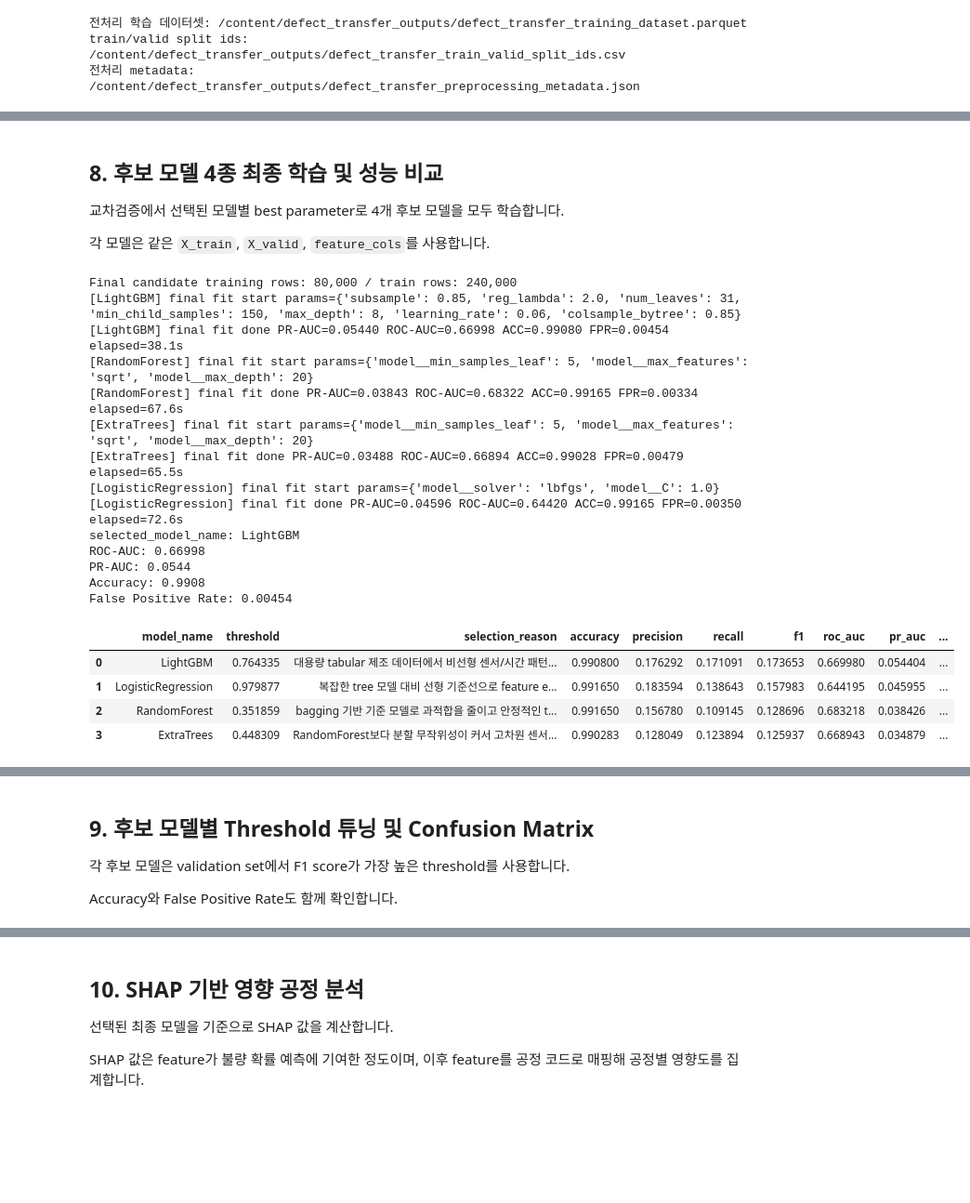
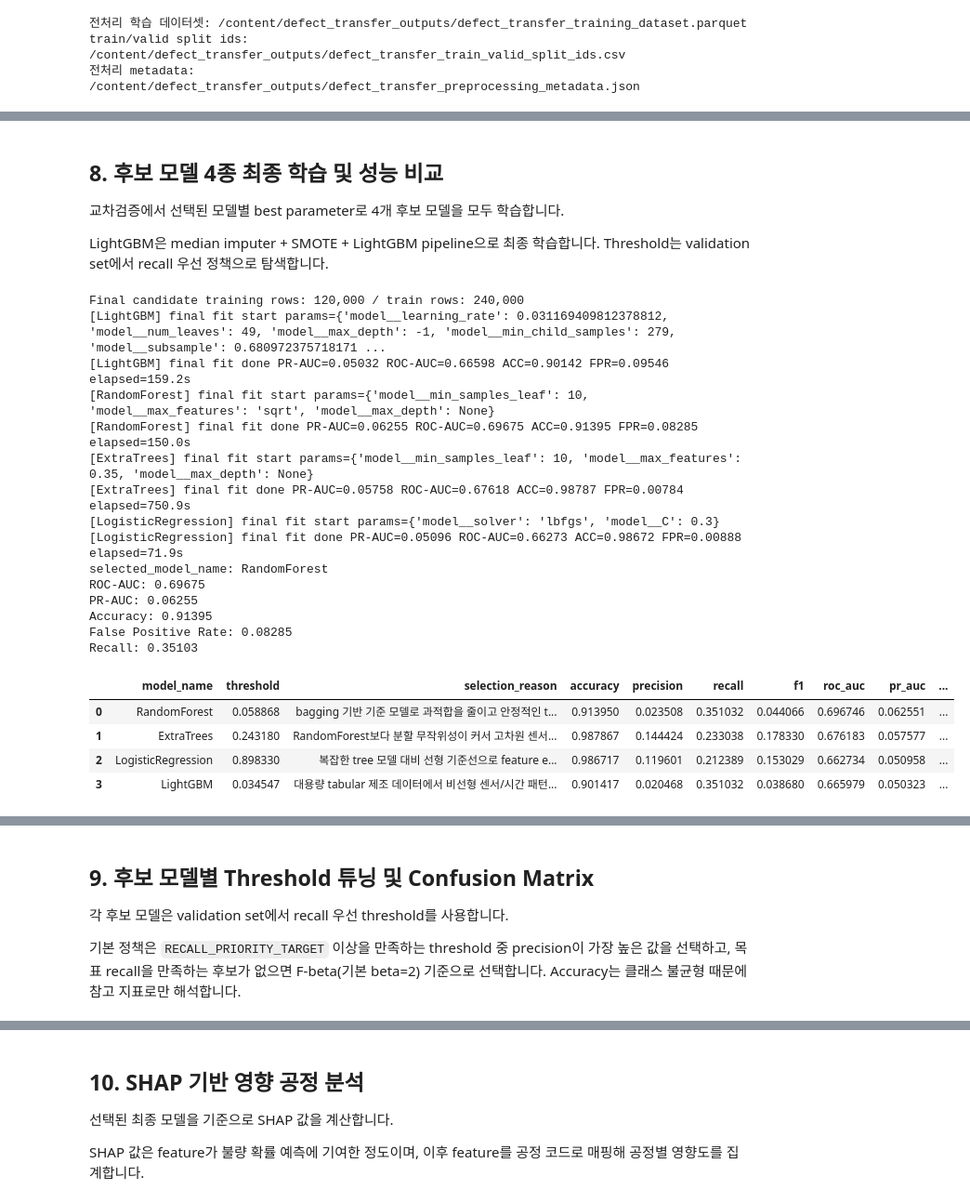
Before and after one commit to SK-Rookies-AIMS/ai-service, a Jupyter notebook: app/ml/training/defect_transfer_prediction_model.ipynb, the cells around one changed output, grey strips where cells are left out. Shown at 93% size. Drawn from its saved outputs; the diff is of its cells as text; code cells hidden in the pictures; blank space fills up the shorter version.

```diff
--- a/app/ml/training/defect_transfer_prediction_model.ipynb
+++ b/app/ml/training/defect_transfer_prediction_model.ipynb
@@ -258,7 +330,7 @@ if USE_CATEGORICAL:
         max_features=MAX_CATEGORICAL_FEATURES,
         profile_rows=CATEGORICAL_PROFILE_ROWS,
     )
-    categorical_df = pd.read_csv(CATEGORICAL_PATH, usecols=categorical_cols, nrows=MAX_ROWS)
+    categorical_df = read_csv_stable(CATEGORICAL_PATH, usecols=categorical_cols, nrows=MAX_ROWS)
 else:
     categorical_df = None
 
@@ -429,10 +504,9 @@ auxiliary_models = {}
 def load_thermal_side(data_path: Path, label_path: Path, side: str) -> pd.DataFrame | None:
     if not data_path.exists() or not label_path.exists():
         return None
-    data = pd.read_csv(data_path)
+    data = read_csv_stable(data_path)
     data.columns = [f"t{i+1}" for i in range(data.shape[1])]
-    with open(label_path, "r", encoding="utf-8") as f:
-        labels = json.load(f)
+    labels = read_json_stable(label_path)
     data = data.apply(pd.to_numeric, errors="coerce")
     out = pd.DataFrame({
         "thermal_side": side,
@@ -1002,7 +1258,7 @@ CV best model: ExtraTrees {'model__min_samples_leaf': 5, 'model__max_features':
 
 교차검증에서 선택된 모델별 best parameter로 4개 후보 모델을 모두 학습합니다.
 
-각 모델은 같은 `X_train`, `X_valid`, `feature_cols`를 사용합니다.
+LightGBM은 median imputer + SMOTE + LightGBM pipeline으로 최종 학습합니다. Threshold는 validation set에서 recall 우선 정책으로 탐색합니다.
 # %%
 trained_models = {}
 model_valid_probabilities = {}
@@ -1060,7 +1316,7 @@ for model_name, config in candidate_configs.items():
     )
 
 model_comparison = pd.DataFrame(model_eval_rows).sort_values(
-    ["pr_auc", "roc_auc", "f1", "accuracy"],
+    ["pr_auc", "recall", "f1", "roc_auc", "accuracy"],
     ascending=False,
 ).reset_index(drop=True)
 
@@ -1088,6 +1344,7 @@ if RETRAIN_SELECTED_MODEL_ON_FULL_DATA and len(X_final_train) < len(X_train):
     full_metrics = compute_binary_metrics(y_valid, valid_proba, best_threshold)
     model_comparison.loc[model_comparison["model_name"].eq(selected_model_name), list(full_metrics.keys())] = list(full_metrics.values())
     model_comparison.loc[model_comparison["model_name"].eq(selected_model_name), "threshold"] = best_threshold
+    model_thresholds[selected_model_name] = best_threshold
     model_confusion_matrices[selected_model_name] = cm
     print(f"[{selected_model_name}] full-data refit done elapsed={(datetime.now() - refit_started_at).total_seconds():.1f}s")
 
@@ -1103,7 +1360,7 @@ best_pr_auc = float(model_comparison[model_comparison["model_name"].eq(selected_
 performance_improvement = best_pr_auc - baseline_pr_auc if not np.isnan(baseline_pr_auc) else 0.0
 
 ai_management_summary = {
-    "모델_선정_근거": f"{selected_model_name} 모델이 validation PR-AUC/ROC-AUC/F1 기준 종합 순위 1위입니다. {candidate_configs[selected_model_name]['selection_reason']}",
+    "모델_선정_근거": f"{selected_model_name} 모델이 validation PR-AUC/Recall/F1 기준 종합 순위 1위입니다. {candidate_configs[selected_model_name]['selection_reason']}",
     "데이터셋_규모_관리": {
         "max_rows": int(MAX_ROWS),
         "profile_rows": int(PROFILE_ROWS),
@@ -1115,49 +1372,60 @@ ai_management_summary = {
         "full_data_refit": bool(RETRAIN_SELECTED_MODEL_ON_FULL_DATA),
     },
     "테스트_케이스_수_관리": {
         "validation_total": int(len(y_valid)),
         "validation_normal": int((y_valid == 0).sum()),
         "validation_defect": int((y_valid == 1).sum()),
         "cv_splits": int(effective_cv_splits),
         "cv_sample_size": int(len(X_cv_pool)),
         "cv_trials_per_model": int(CV_N_ITER if ENABLE_HYPERPARAMETER_TUNING else 1),
+        "lightgbm_tuning_method": "Optuna" if ENABLE_OPTUNA_TUNING else "ParameterSampler",
+        "smote_enabled": bool(USE_SMOTE),
+        "smote_sampling_strategy": float(SMOTE_SAMPLING_STRATEGY),
+        "threshold_strategy": {
+            "type": "recall_priority",
+            "target_recall": float(RECALL_PRIORITY_TARGET),
+            "min_precision": float(RECALL_PRIORITY_MIN_PRECISION),
+            "beta": float(THRESHOLD_BETA),
+        },
     },
     "정확도_Accuracy": accuracy,
     "오탐률_False_Positive_Rate": false_positive_rate,
     "모델_성능_개선_현황": {
         "baseline_model": "LightGBM",
         "baseline_pr_auc": baseline_pr_auc,
         "selected_model": selected_model_name,
         "selected_pr_auc": best_pr_auc,
         "pr_auc_improvement_over_lightgbm": performance_improvement,
     },
 }
 
 print("selected_model_name:", selected_model_name)
 print("ROC-AUC:", round(roc_auc, 5))
 print("PR-AUC:", round(pr_auc, 5))
 print("Accuracy:", round(accuracy, 5))
 print("False Positive Rate:", round(false_positive_rate, 5))
+print("Recall:", round(float(model_comparison[model_comparison["model_name"].eq(selected_model_name)].iloc[0]["recall"]), 5))
 display(model_comparison)
 display(pd.DataFrame([ai_management_summary]))
 # %% [output]
-Final candidate training rows: 80,000 / train rows: 240,000
-[LightGBM] final fit start params={'subsample': 0.85, 'reg_lambda': 2.0, 'num_leaves': 31, 'min_child_samples': 150, 'max_depth': 8, 'learning_rate': 0.06, 'colsample_bytree': 0.85}
-[LightGBM] final fit done PR-AUC=0.05440 ROC-AUC=0.66998 ACC=0.99080 FPR=0.00454 elapsed=38.1s
-[RandomForest] final fit start params={'model__min_samples_leaf': 5, 'model__max_features': 'sqrt', 'model__max_depth': 20}
-[RandomForest] final fit done PR-AUC=0.03843 ROC-AUC=0.68322 ACC=0.99165 FPR=0.00334 elapsed=67.6s
-[ExtraTrees] final fit start params={'model__min_samples_leaf': 5, 'model__max_features': 'sqrt', 'model__max_depth': 20}
-[ExtraTrees] final fit done PR-AUC=0.03488 ROC-AUC=0.66894 ACC=0.99028 FPR=0.00479 elapsed=65.5s
-[LogisticRegression] final fit start params={'model__solver': 'lbfgs', 'model__C': 1.0}
-[LogisticRegression] final fit done PR-AUC=0.04596 ROC-AUC=0.64420 ACC=0.99165 FPR=0.00350 elapsed=72.6s
-selected_model_name: LightGBM
-ROC-AUC: 0.66998
-PR-AUC: 0.0544
-Accuracy: 0.9908
-False Positive Rate: 0.00454
+Final candidate training rows: 120,000 / train rows: 240,000
+[LightGBM] final fit start params={'model__learning_rate': 0.031169409812378812, 'model__num_leaves': 49, 'model__max_depth': -1, 'model__min_child_samples': 279, 'model__subsample': 0.680972375718171 ...
+[LightGBM] final fit done PR-AUC=0.05032 ROC-AUC=0.66598 ACC=0.90142 FPR=0.09546 elapsed=159.2s
+[RandomForest] final fit start params={'model__min_samples_leaf': 10, 'model__max_features': 'sqrt', 'model__max_depth': None}
+[RandomForest] final fit done PR-AUC=0.06255 ROC-AUC=0.69675 ACC=0.91395 FPR=0.08285 elapsed=150.0s
+[ExtraTrees] final fit start params={'model__min_samples_leaf': 10, 'model__max_features': 0.35, 'model__max_depth': None}
+[ExtraTrees] final fit done PR-AUC=0.05758 ROC-AUC=0.67618 ACC=0.98787 FPR=0.00784 elapsed=750.9s
+[LogisticRegression] final fit start params={'model__solver': 'lbfgs', 'model__C': 0.3}
+[LogisticRegression] final fit done PR-AUC=0.05096 ROC-AUC=0.66273 ACC=0.98672 FPR=0.00888 elapsed=71.9s
+selected_model_name: RandomForest
+ROC-AUC: 0.69675
+PR-AUC: 0.06255
+Accuracy: 0.91395
+False Positive Rate: 0.08285
+Recall: 0.35103
 |  | model_name | threshold | selection_reason | accuracy | precision | recall | f1 | roc_auc | pr_auc | ... |
-| 0 | LightGBM | 0.764335 | 대용량 tabular 제조 데이터에서 비선형 센서/시간 패턴... | 0.990800 | 0.176292 | 0.171091 | 0.173653 | 0.669980 | 0.054404 | ... |
-| 1 | LogisticRegression | 0.979877 | 복잡한 tree 모델 대비 선형 기준선으로 feature e... | 0.991650 | 0.183594 | 0.138643 | 0.157983 | 0.644195 | 0.045955 | ... |
-| 2 | RandomForest | 0.351859 | bagging 기반 기준 모델로 과적합을 줄이고 안정적인 t... | 0.991650 | 0.156780 | 0.109145 | 0.128696 | 0.683218 | 0.038426 | ... |
-| 3 | ExtraTrees | 0.448309 | RandomForest보다 분할 무작위성이 커서 고차원 센서... | 0.990283 | 0.128049 | 0.123894 | 0.125937 | 0.668943 | 0.034879 | ... |
+| 0 | RandomForest | 0.058868 | bagging 기반 기준 모델로 과적합을 줄이고 안정적인 t... | 0.913950 | 0.023508 | 0.351032 | 0.044066 | 0.696746 | 0.062551 | ... |
+| 1 | ExtraTrees | 0.243180 | RandomForest보다 분할 무작위성이 커서 고차원 센서... | 0.987867 | 0.144424 | 0.233038 | 0.178330 | 0.676183 | 0.057577 | ... |
+| 2 | LogisticRegression | 0.898330 | 복잡한 tree 모델 대비 선형 기준선으로 feature e... | 0.986717 | 0.119601 | 0.212389 | 0.153029 | 0.662734 | 0.050958 | ... |
+| 3 | LightGBM | 0.034547 | 대용량 tabular 제조 데이터에서 비선형 센서/시간 패턴... | 0.901417 | 0.020468 | 0.351032 | 0.038680 | 0.665979 | 0.050323 | ... |
 |  | 모델_선정_근거 | 데이터셋_규모_관리 | 테스트_케이스_수_관리 | 정확도_Accuracy | 오탐률_False_Positive_Rate | 모델_성능_개선_현황 |
@@ -1165,9 +1433,9 @@ False Positive Rate: 0.00454
 # %% [markdown]
 ## 9. 후보 모델별 Threshold 튜닝 및 Confusion Matrix
 
-각 후보 모델은 validation set에서 F1 score가 가장 높은 threshold를 사용합니다.
+각 후보 모델은 validation set에서 recall 우선 threshold를 사용합니다.
 
-Accuracy와 False Positive Rate도 함께 확인합니다.
+기본 정책은 `RECALL_PRIORITY_TARGET` 이상을 만족하는 threshold 중 precision이 가장 높은 값을 선택하고, 목표 recall을 만족하는 후보가 없으면 F-beta(기본 beta=2) 기준으로 선택합니다. Accuracy는 클래스 불균형 때문에 참고 지표로만 해석합니다.
 # %%
 print("== Selected Model ==")
 print("model:", selected_model_name)
```
Also changed, not shown: parts of 22 cells of this notebook, 6 other files.
